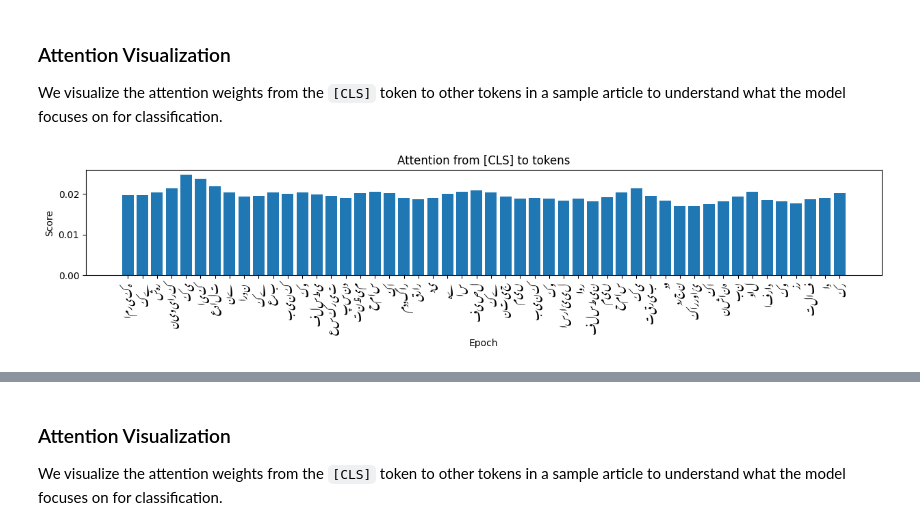
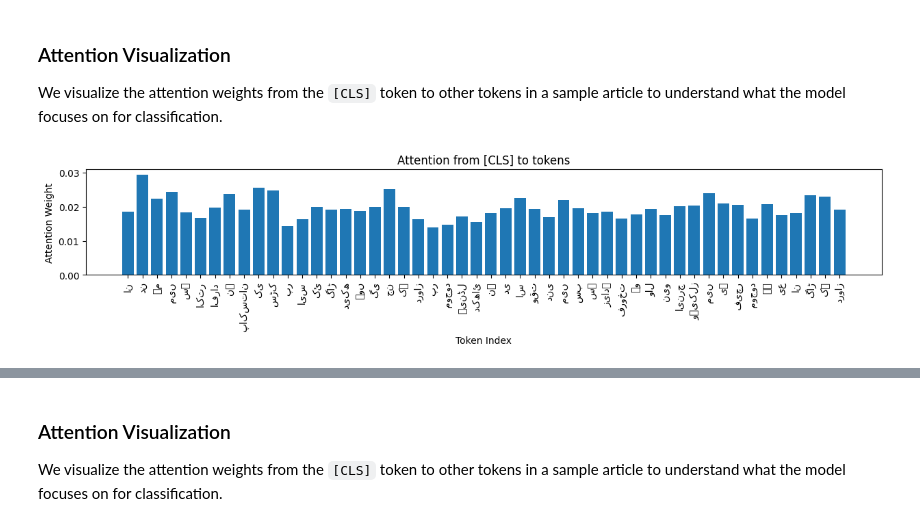
Before and after one commit to Minato-sudo/i23-2548-NLP-Assignment2, a Jupyter notebook: i23-2548_Assignment2_DS-A.ipynb, the cells around one changed output, grey strips where cells are left out. Drawn from its saved outputs; the diff is of its cells as text; code cells hidden in the pictures.

```diff
--- a/i23-2548_Assignment2_DS-A.ipynb
+++ b/i23-2548_Assignment2_DS-A.ipynb
@@ -366,36 +434,38 @@ import numpy as np
 import matplotlib.pyplot as plt
 import json
 
 # Load a sample from test set
 with open('data/classification/test.json', 'r', encoding='utf-8') as f:
     test_data = json.load(f)
 with open('embeddings/word2idx.json', 'r') as f:
     word2idx = json.load(f)
 
 sample = test_data[0]
 tokens = sample['text'].split()[:50] # Limit for viz
 ids = [word2idx.get(t, 0) for t in tokens]
 ids_tensor = torch.tensor([ids])
 
 # Load model
 w2v_embeddings = np.load('embeddings/embeddings_w2v.npy')
-model = TransformerClassifier(len(word2idx), w2v_embeddings.shape[1], 4, 256, 2, 5)
-model.load_state_dict(torch.load('models/transformer_best.pt', map_location='cpu'))
+model = TransformerClassifier(9795, 128, 4, 512, 4, 5)
+model.load_state_dict(torch.load('models/transformer_cls.pt', map_location='cpu'))
 model.eval()
 
 with torch.no_grad():
     logits, attentions = model(ids_tensor)
 
 # attentions is list of (B, H, L+1, L+1)
 last_layer_attn = attentions[-1][0] # (H, L+1, L+1)
 cls_attn = last_layer_attn[:, 0, 1:len(tokens)+1].mean(dim=0).cpu().numpy()
 
 plt.figure(figsize=(15, 2))
 plt.bar(range(len(tokens)), cls_attn)
-plt.xticks(range(len(tokens)), tokens, rotation=90, fontname='Noto Nastaliq Urdu') # Might need font support
+plt.xticks(range(len(tokens)), tokens, rotation=90)
 plt.title('Attention from [CLS] to tokens')
-plt.xlabel('Epoch')
-plt.ylabel('Score')
+plt.xlabel("Token Index", fontsize=10)
+plt.ylabel("Attention Weight", fontsize=10)
 plt.show()
+from IPython.display import display
+display(plt.gcf())
 # %% [output]
-[figure, old version]
+[figure, new version]
```
Also changed, not shown: parts of 14 cells of this notebook.
